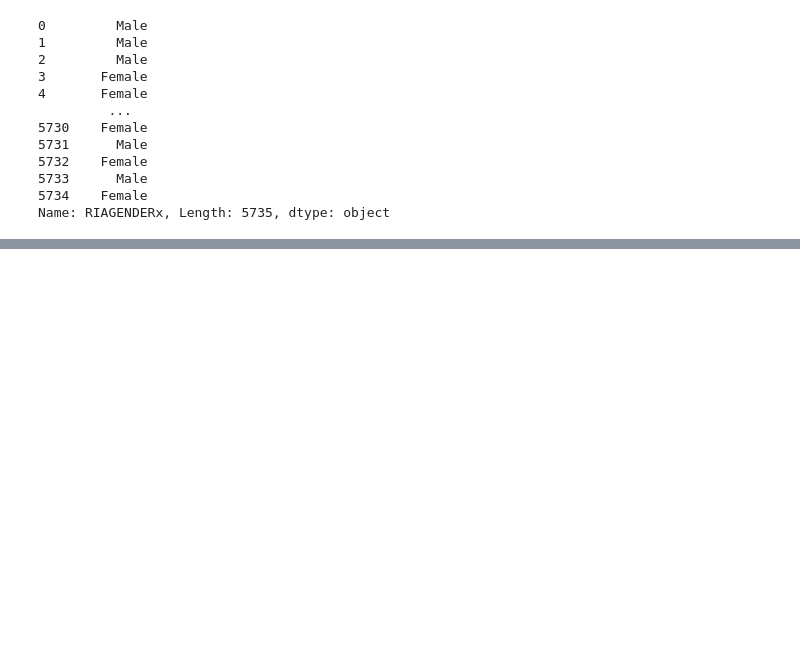
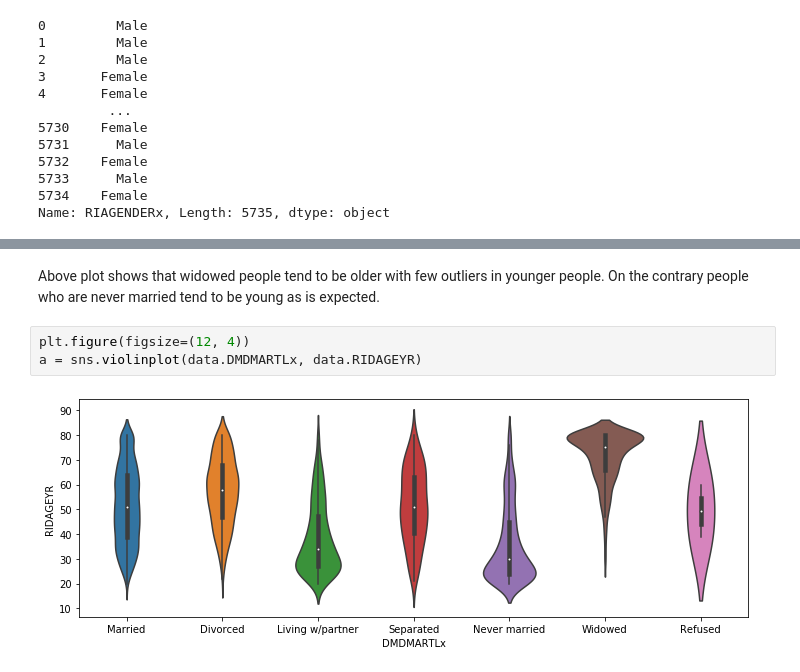
Before and after one commit to dabarbosa10/MichStat, a Jupyter notebook: week3/BivariateData.ipynb, the cells around one changed output, grey strips where cells are left out. Saved outputs shown, nothing was run; the diff lists cells and outputs as text; blank space fills up the shorter version.

```diff
--- a/week3/BivariateData.ipynb
+++ b/week3/BivariateData.ipynb
@@ -87,0 +186,7 @@ Name: RIAGENDERx, Length: 5735, dtype: object
+# %% [markdown]
+Above plot shows that widowed people tend to be older with few outliers in younger people. On the contrary people who are never married tend to be young as is expected.
+# %%
+plt.figure(figsize=(12, 4))
+a = sns.violinplot(data.DMDMARTLx, data.RIDAGEYR)
+# %% [output]
+[figure, added]
```
Also changed, not shown: parts of 15 cells of this notebook.
